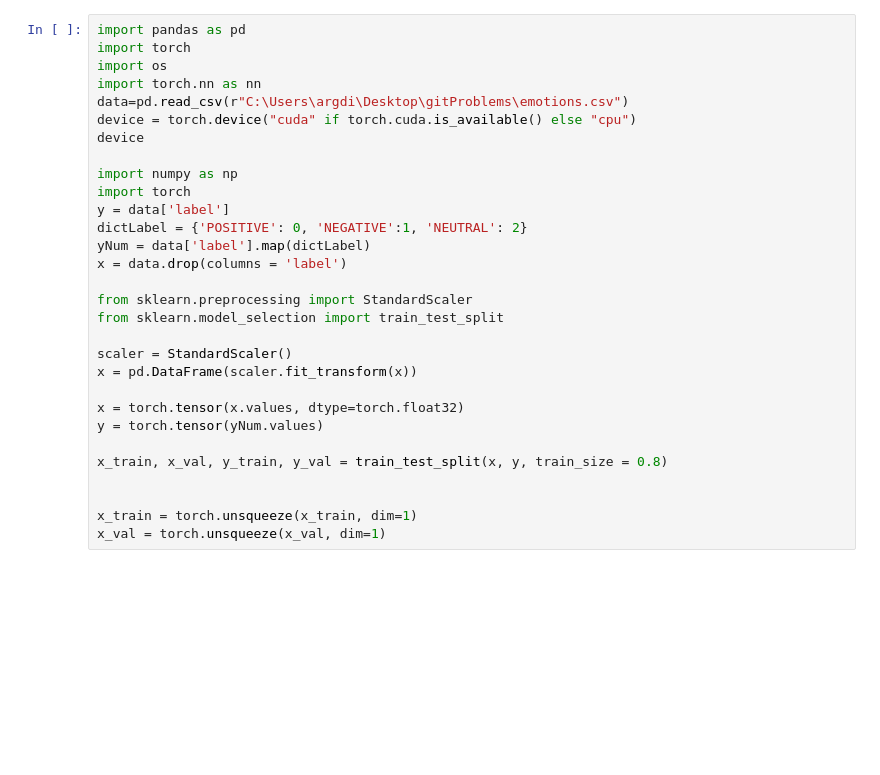
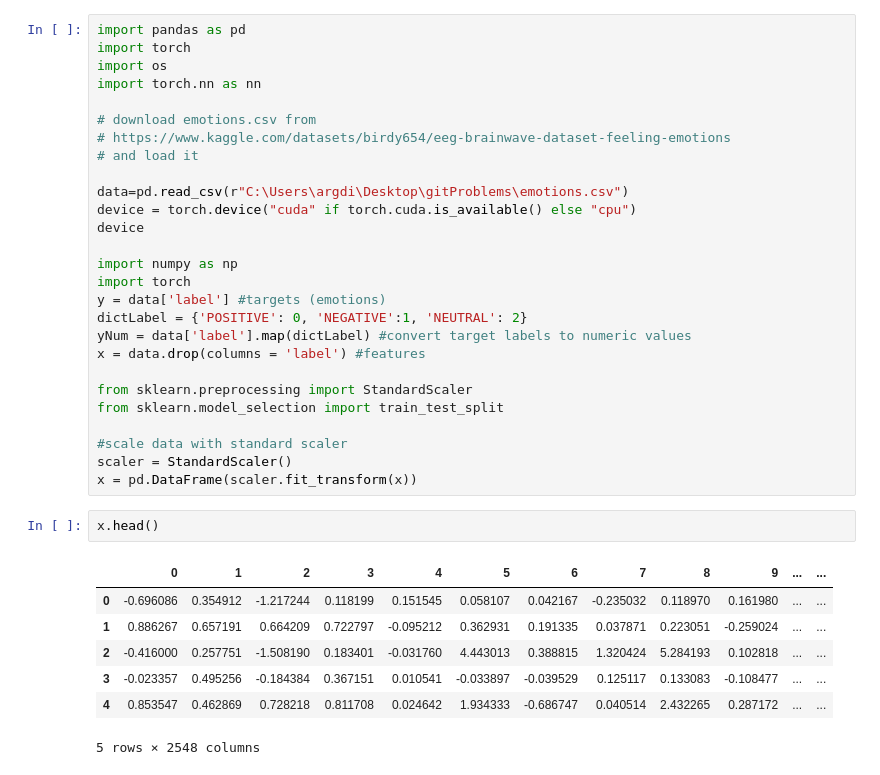
Before and after one commit to ardimou/emotionRecognition, a Jupyter notebook: emotionRec.ipynb, the cells around one changed output. Drawn from its saved outputs; the diff is of its cells as text; blank space fills up the shorter version.

```diff
--- a/emotionRec.ipynb
+++ b/emotionRec.ipynb
@@ -3,28 +3,35 @@ import pandas as pd
 import torch
 import os
 import torch.nn as nn
+
+# download emotions.csv from
+# https://www.kaggle.com/datasets/birdy654/eeg-brainwave-dataset-feeling-emotions
+# and load it
+
 data=pd.read_csv(r"C:\Users\argdi\Desktop\gitProblems\emotions.csv")
 device = torch.device("cuda" if torch.cuda.is_available() else "cpu")
 device
 
 import numpy as np
 import torch
-y = data['label']
+y = data['label'] #targets (emotions)
 dictLabel = {'POSITIVE': 0, 'NEGATIVE':1, 'NEUTRAL': 2}
-yNum = data['label'].map(dictLabel)
-x = data.drop(columns = 'label')
+yNum = data['label'].map(dictLabel) #convert target labels to numeric values
+x = data.drop(columns = 'label') #features
 
 from sklearn.preprocessing import StandardScaler
 from sklearn.model_selection import train_test_split
 
+#scale data with standard scaler
 scaler = StandardScaler()
 x = pd.DataFrame(scaler.fit_transform(x))
-
-x = torch.tensor(x.values, dtype=torch.float32)
-y = torch.tensor(yNum.values)
-
-x_train, x_val, y_train, y_val = train_test_split(x, y, train_size = 0.8)
-
-
-x_train = torch.unsqueeze(x_train, dim=1)
-x_val = torch.unsqueeze(x_val, dim=1)
+# %%
+x.head()
+# %% [output]
+|  | 0 | 1 | 2 | 3 | 4 | 5 | 6 | 7 | 8 | 9 | ... | ... |
+| 0 | -0.696086 | 0.354912 | -1.217244 | 0.118199 | 0.151545 | 0.058107 | 0.042167 | -0.235032 | 0.118970 | 0.161980 | ... | ... |
+| 1 | 0.886267 | 0.657191 | 0.664209 | 0.722797 | -0.095212 | 0.362931 | 0.191335 | 0.037871 | 0.223051 | -0.259024 | ... | ... |
+| 2 | -0.416000 | 0.257751 | -1.508190 | 0.183401 | -0.031760 | 4.443013 | 0.388815 | 1.320424 | 5.284193 | 0.102818 | ... | ... |
+| 3 | -0.023357 | 0.495256 | -0.184384 | 0.367151 | 0.010541 | -0.033897 | -0.039529 | 0.125117 | 0.133083 | -0.108477 | ... | ... |
+| 4 | 0.853547 | 0.462869 | 0.728218 | 0.811708 | 0.024642 | 1.934333 | -0.686747 | 0.040514 | 2.432265 | 0.287172 | ... | ... |
+5 rows × 2548 columns
```
Also changed, not shown: parts of 7 cells of this notebook.
